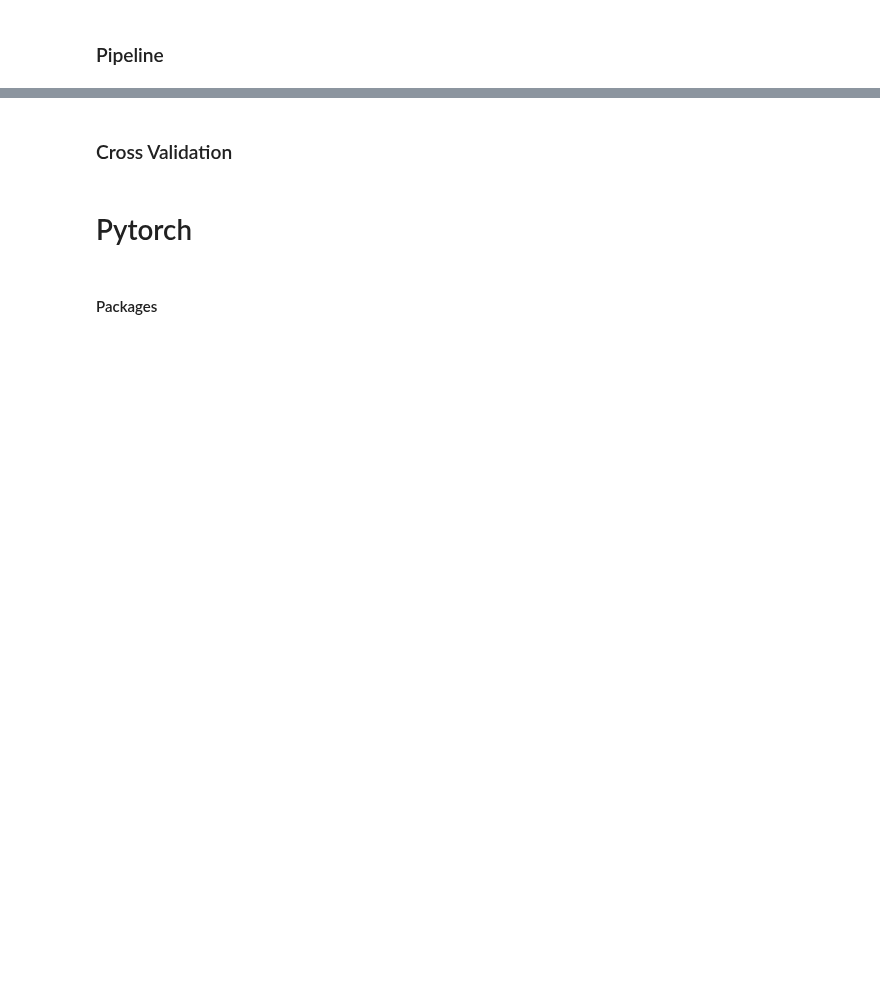
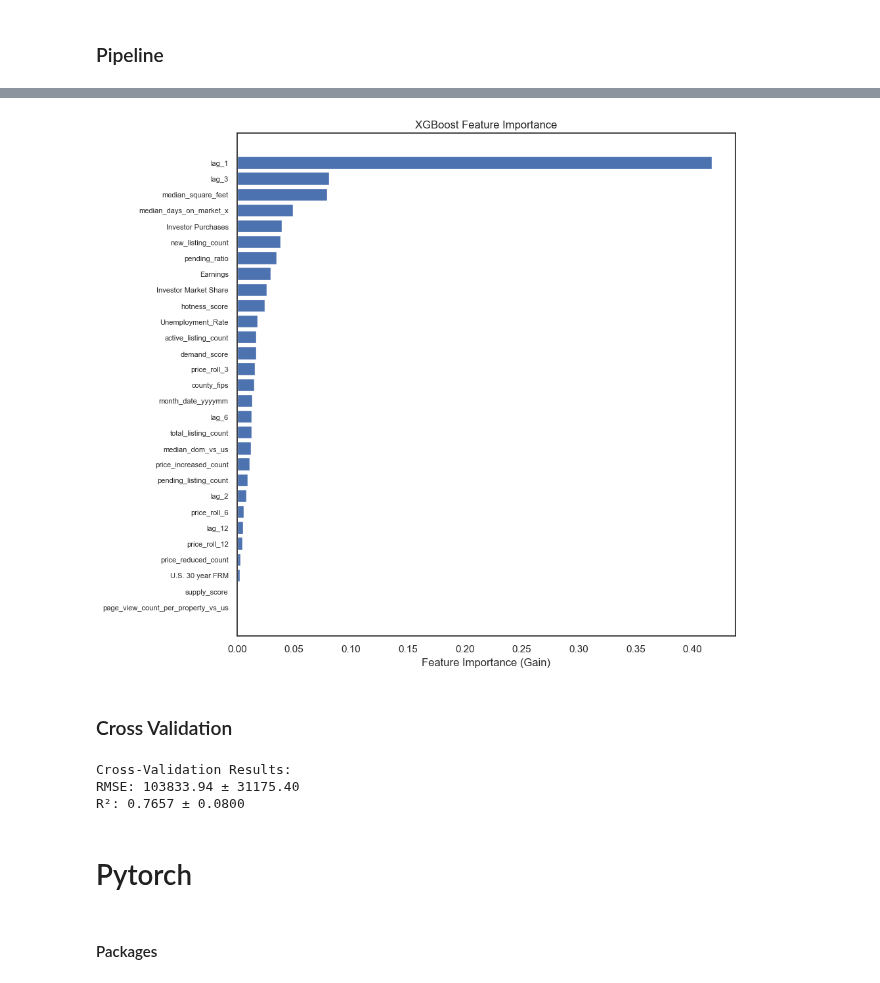
Before and after one commit to walde363/covid-housing-forecast, a Jupyter notebook: notebooks/model_testing_and_feature_engineering.ipynb, the cells around one changed output, grey strips where cells are left out. Saved outputs shown, nothing was run; the diff lists cells and outputs as text; code cells hidden in the pictures; blank space fills up the shorter version.

```diff
--- a/notebooks/model_testing_and_feature_engineering.ipynb
+++ b/notebooks/model_testing_and_feature_engineering.ipynb
@@ -231,3 +379,23 @@ This warning will only be shown once.
+# %%
+# Feature importance from XGB model
+model = pipeline.named_steps["model"]
+feature_names = pipeline.named_steps["variance"].get_feature_names_out(
+    pipeline.named_steps["imputer"].get_feature_names_out()
+)
+
+importances = model.feature_importances_
+sorted_idx = np.argsort(importances)
+
+fig, ax = plt.subplots(figsize=(10, max(6, len(feature_names) * 0.3)))
+ax.barh(range(len(sorted_idx)), importances[sorted_idx])
+ax.set_yticks(range(len(sorted_idx)))
+ax.set_yticklabels(feature_names[sorted_idx], fontsize=8)
+ax.set_xlabel("Feature Importance (Gain)")
+ax.set_title("XGBoost Feature Importance")
+plt.tight_layout()
+plt.show()
+# %% [output]
+[figure, added]
 # %% [markdown]
 ### Cross Validation
 # %%
@@ -239,8 +407,8 @@ kf = TimeSeriesSplit(n_splits=5)
 # RMSE (negative because sklearn maximizes scores)
 rmse_scores = cross_val_score(
     pipeline,
-    X,
-    y,
+    pd.concat([X_train, X_test]),
+    pd.concat([y_train, y_test]),
     scoring="neg_root_mean_squared_error",
     cv=kf,
     n_jobs=-1
@@ -249,8 +417,8 @@ rmse_scores = cross_val_score(
 # R² scores
 r2_scores = cross_val_score(
     pipeline,
-    X,
-    y,
+    pd.concat([X_train, X_test]),
+    pd.concat([y_train, y_test]),
     scoring="r2",
     cv=kf,
     n_jobs=-1
@@ -262,6 +430,10 @@ rmse_scores = -rmse_scores
 print("Cross-Validation Results:")
 print(f"RMSE: {rmse_scores.mean():.2f} ± {rmse_scores.std():.2f}")
 print(f"R²: {r2_scores.mean():.4f} ± {r2_scores.std():.4f}")
+# %% [output]
+Cross-Validation Results:
+RMSE: 103833.94 ± 31175.40
+R²: 0.7657 ± 0.0800
 # %% [markdown]
 # Pytorch
 # %% [markdown]
```
Also changed, not shown: parts of 29 cells of this notebook, 1 other file.
